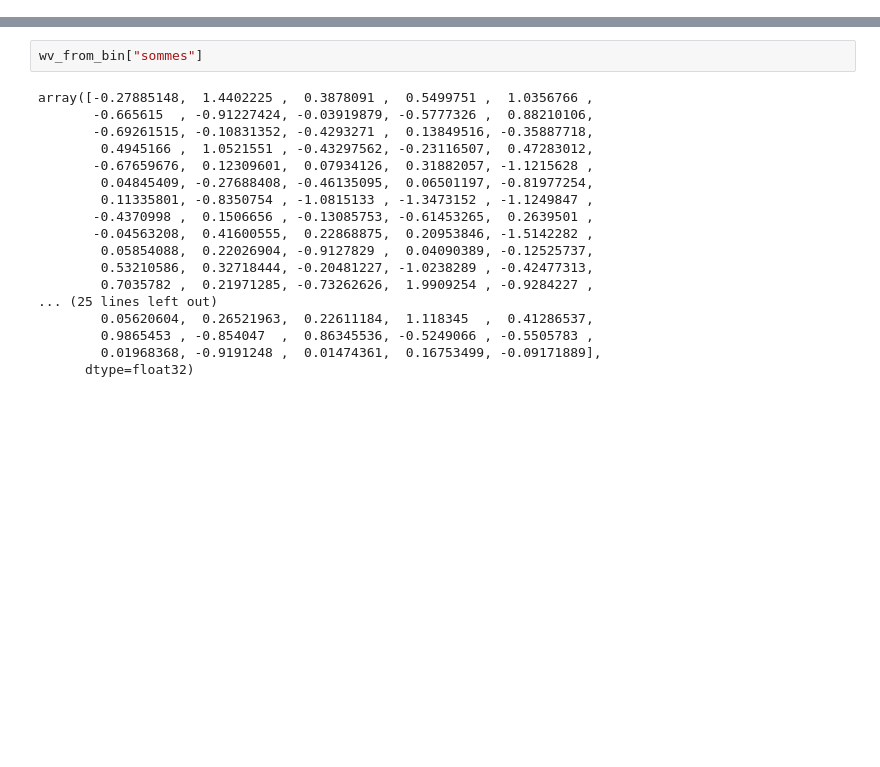
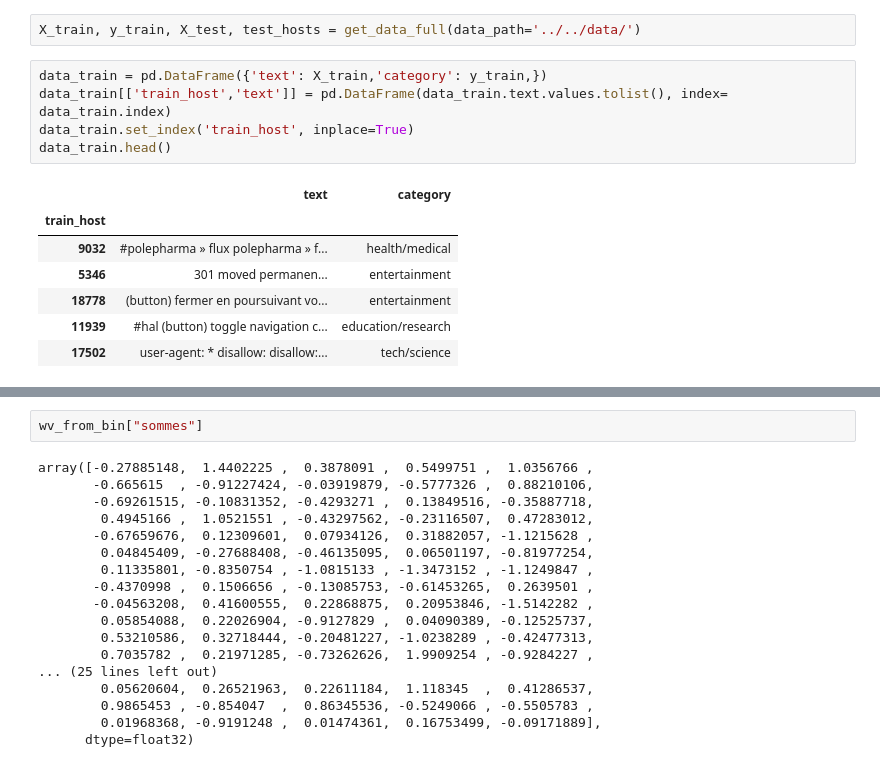
Before and after one commit to karray3000/ALTEGRAD-Challenge, a Jupyter notebook: models/doc_embedding/Doc embeddings.ipynb, the cells around one changed output, grey strips where cells are left out. Cells and saved outputs as stored; diff of their text form; blank space fills up the shorter version.

```diff
--- a/models/doc_embedding/Doc embeddings.ipynb
+++ b/models/doc_embedding/Doc embeddings.ipynb
@@ -0,0 +98,15 @@
+# %%
+X_train, y_train, X_test, test_hosts = get_data_full(data_path='../../data/')
+# %%
+data_train = pd.DataFrame({'text': X_train,'category': y_train,})
+data_train[['train_host','text']] = pd.DataFrame(data_train.text.values.tolist(), index= data_train.index)
+data_train.set_index('train_host', inplace=True)
+data_train.head()
+# %% [output]
+|  | text | category |
+| train_host |  |  |
+| 9032 | #polepharma » flux polepharma » f... | health/medical |
+| 5346 | 301 moved permanen... | entertainment |
+| 18778 | (button) fermer en poursuivant vo... | entertainment |
+| 11939 | #hal (button) toggle navigation c... | education/research |
+| 17502 | user-agent: * disallow: disallow:... | tech/science |
```
Also changed, not shown: parts of 13 cells of this notebook, 12 other files.
